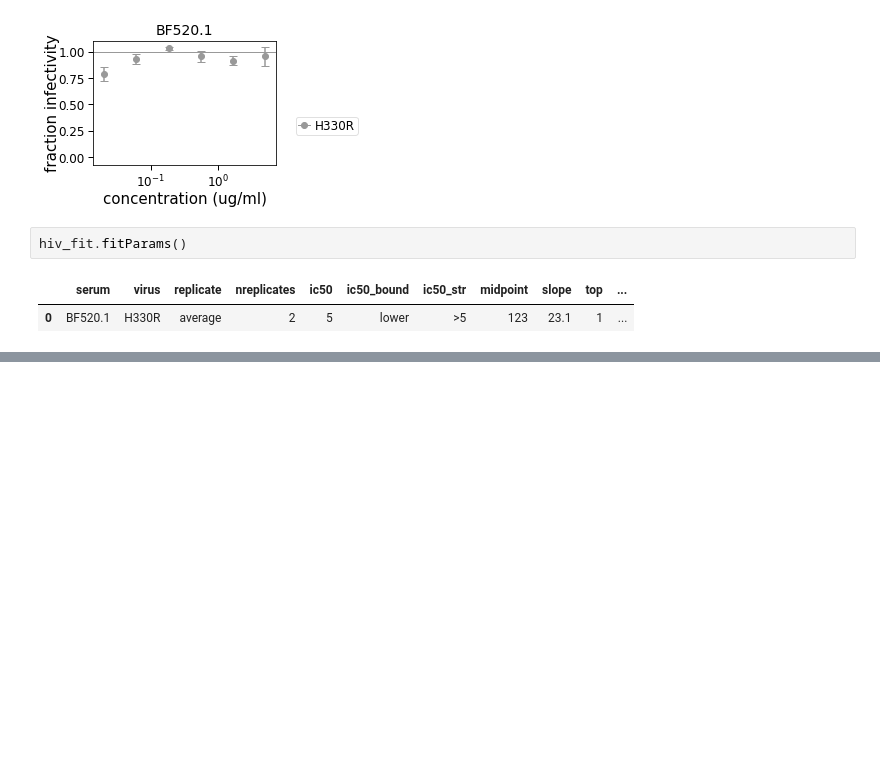
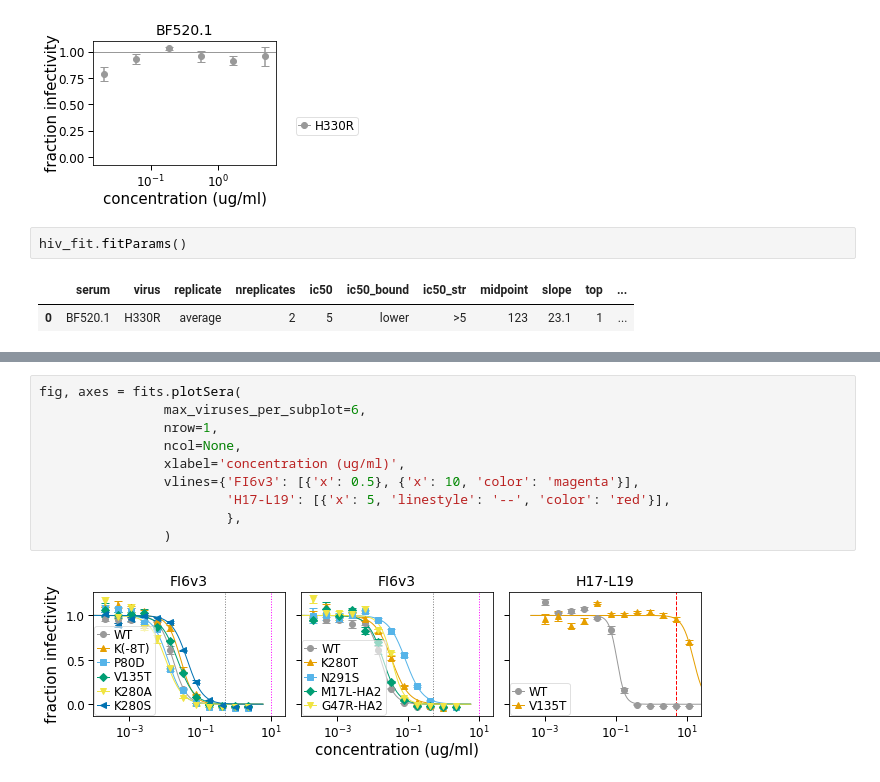
Before and after one commit to jbloomlab/neutcurve, a Jupyter notebook: curvefits_example_full.ipynb, the cells around one changed output, grey strips where cells are left out. Saved outputs shown, nothing was run; the diff lists cells and outputs as text; blank space fills up the shorter version.

```diff
--- a/curvefits_example_full.ipynb
+++ b/curvefits_example_full.ipynb
@@ -484,0 +492,12 @@ hiv_fit.fitParams()
+# %%
+fig, axes = fits.plotSera(
+                max_viruses_per_subplot=6,
+                nrow=1,
+                ncol=None,
+                xlabel='concentration (ug/ml)',
+                vlines={'FI6v3': [{'x': 0.5}, {'x': 10, 'color': 'magenta'}],
+                        'H17-L19': [{'x': 5, 'linestyle': '--', 'color': 'red'}],
+                        },
+                )
+# %% [output]
+[figure, added]
```
Also changed, not shown: parts of 1 cell of this notebook, 44 other files.
